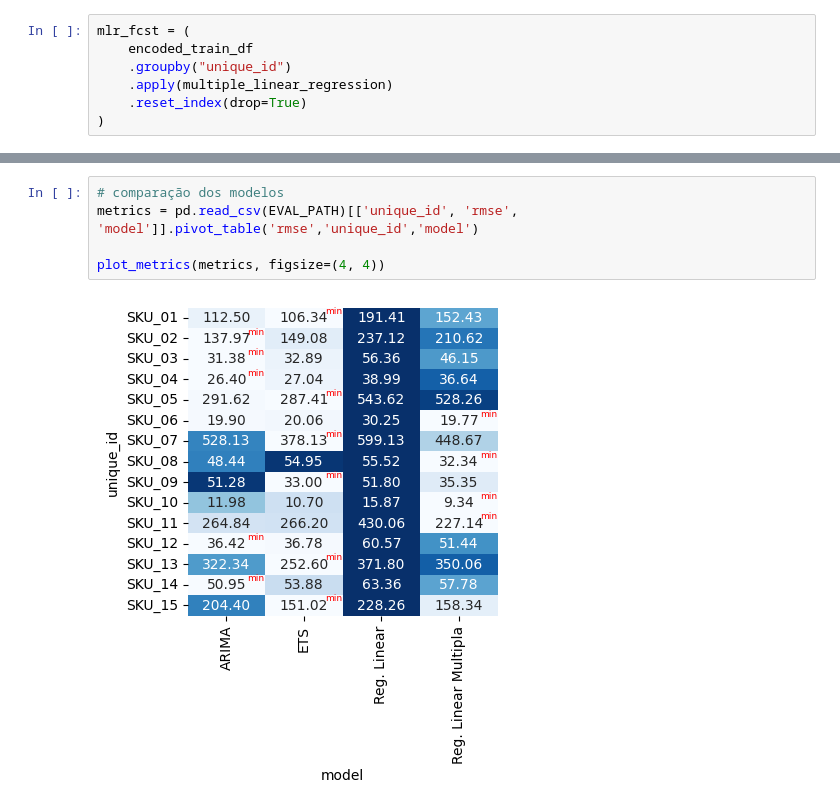
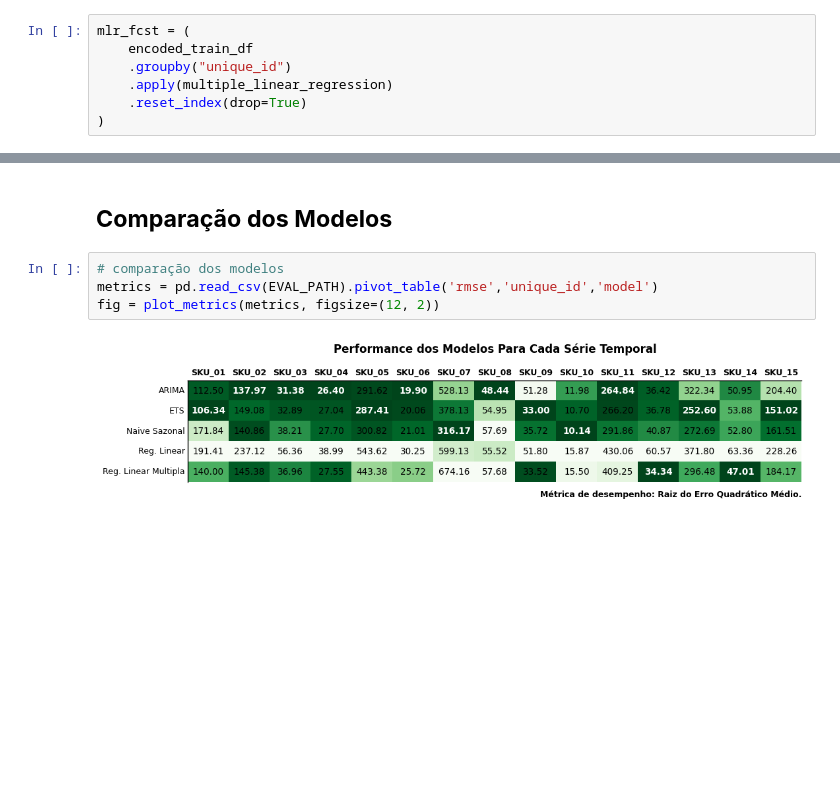
Before and after one commit to getrolucas/PIC-CD-UFERSA, a Jupyter notebook: notebooks/01_reg_linear_arima_ets.ipynb, the cells around one changed output, grey strips where cells are left out. Drawn from its saved outputs; the diff is of its cells as text; blank space fills up the shorter version.

```diff
--- a/notebooks/01_reg_linear_arima_ets.ipynb
+++ b/notebooks/01_reg_linear_arima_ets.ipynb
@@ -353,7 +393,8 @@ ets_eval.evaluation_df
+# %% [markdown]
+## **Comparação dos Modelos**
 # %%
 # comparação dos modelos
-metrics = pd.read_csv(EVAL_PATH)[['unique_id', 'rmse', 'model']].pivot_table('rmse','unique_id','model')
-
-plot_metrics(metrics, figsize=(4, 4))
+metrics = pd.read_csv(EVAL_PATH).pivot_table('rmse','unique_id','model')
+fig = plot_metrics(metrics, figsize=(12, 2))
 # %% [output]
-[figure, old version]
+[figure, new version]
```
Also changed, not shown: parts of 25 cells of this notebook, 11 other files.
